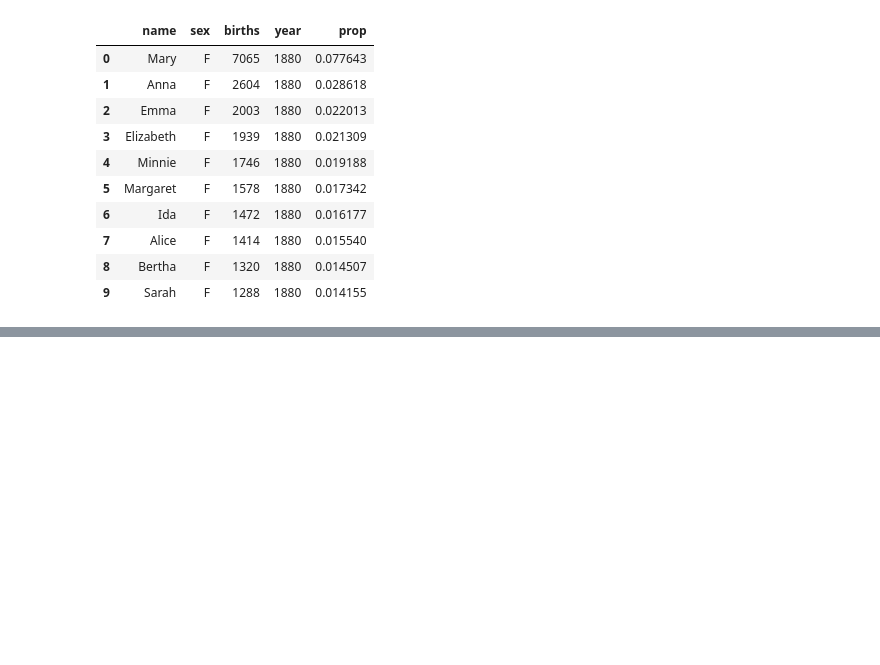
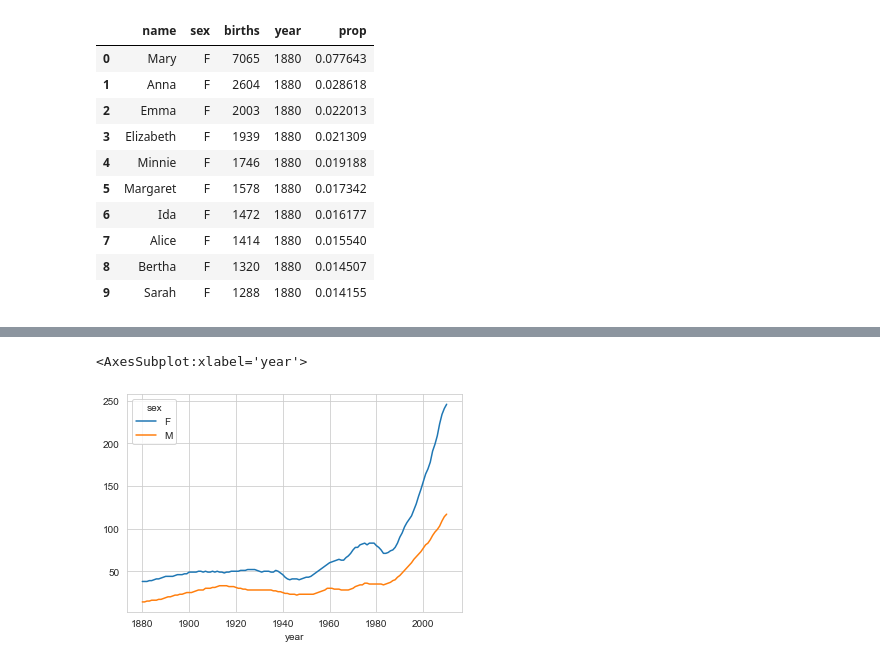
Before and after one commit to wfy0508/LearningPython, a Jupyter notebook: dataAnalysis/chapter14.ipynb, the cells around one changed output, grey strips where cells are left out. Cells and saved outputs as stored; diff of their text form; code cells hidden in the pictures; blank space fills up the shorter version.

```diff
--- a/dataAnalysis/chapter14.ipynb
+++ b/dataAnalysis/chapter14.ipynb
@@ -687,0 +711,7 @@ top1000.head(10)
+# %%
+# groupby之后时可迭代的数据结构，可以取出其中的数据
+# 第一个为元组，例如(1880, F)
+# 第二个为DataFrame
+for _, group in names.groupby(['year', 'sex']):
+    print(type(_), type(group))
+    break
@@ -687,0 +778,10 @@ top1000.head(10)
+# %%
+# 按照此方法找出每年最受欢迎的50%的名字
+def get_quantile_count(group, q=0.5):
+    group = group.sort_values(by='prop', ascending=False)
+    # 范围超过50%的名字所在的行号，也就是名字的数量
+    return group.prop.cumsum().values.searchsorted(q) + 1
+
+
+diversity = top1000.groupby(['year', 'sex']).apply(get_quantile_count)
+diversity.tail().unstack()
@@ -687,0 +794,5 @@ top1000.head(10)
+# %%
+diversity.unstack().plot()
+# %% [output]
+<AxesSubplot:xlabel='year'>
+[figure, added]
```
Also changed, not shown: parts of 22 cells of this notebook.
